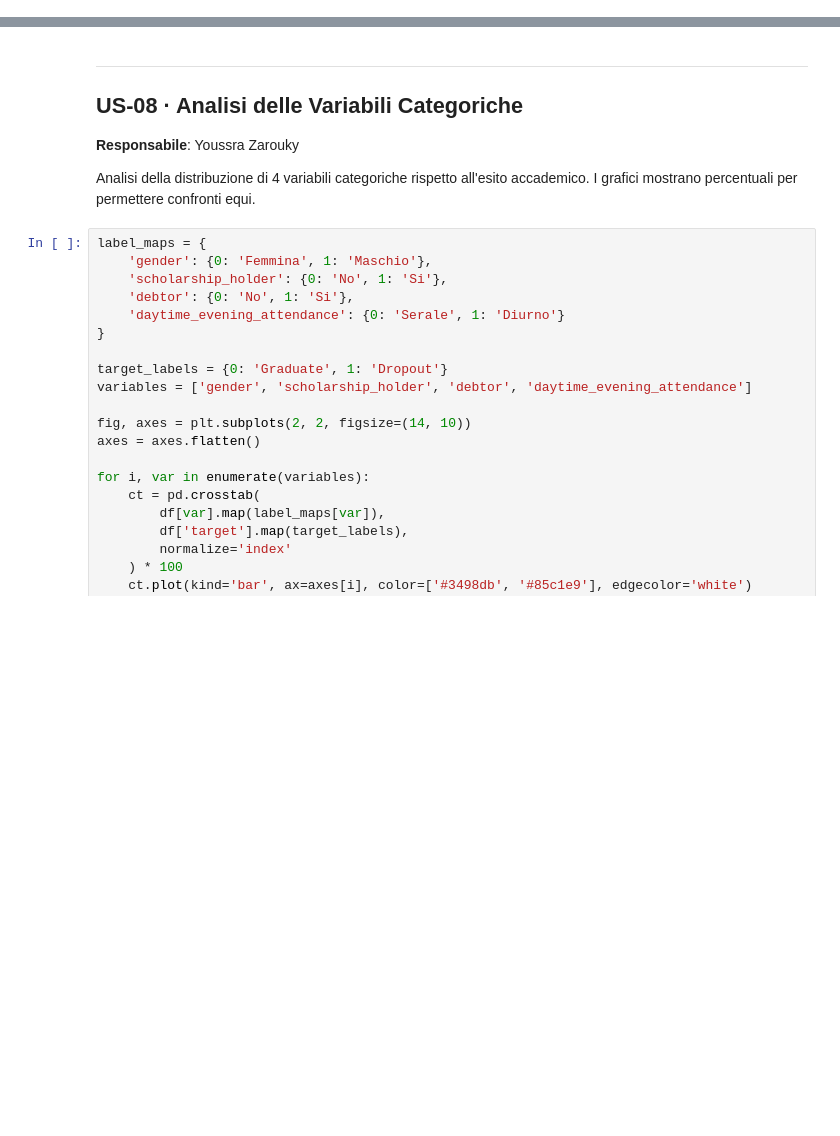
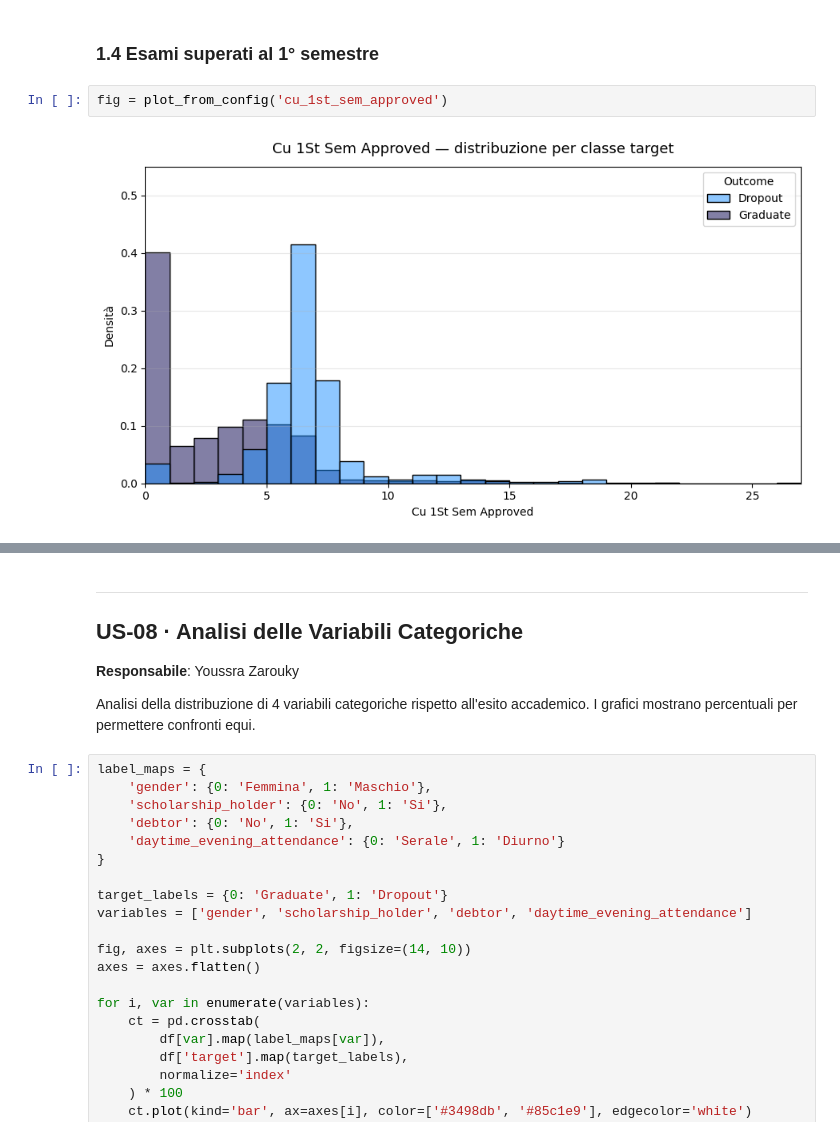
Before and after one commit to jessica-m-pucci/student-dropout-ml, a Jupyter notebook: notebooks/02_exploratory_analysis.ipynb, the cells around one changed output, grey strips where cells are left out. Drawn from its saved outputs; the diff is of its cells as text; blank space fills up the shorter version.

```diff
--- a/notebooks/02_exploratory_analysis.ipynb
+++ b/notebooks/02_exploratory_analysis.ipynb
@@ -18,0 +307,6 @@ print(f'Dataset caricato: {df.shape[0]} righe, {df.shape[1]} colonne')
+# %% [markdown]
+### 1.4 Esami superati al 1° semestre
+# %%
+fig = plot_from_config('cu_1st_sem_approved')
+# %% [output]
+[figure, added]
```
Also changed, not shown: parts of 38 cells of this notebook, 9 other files.
